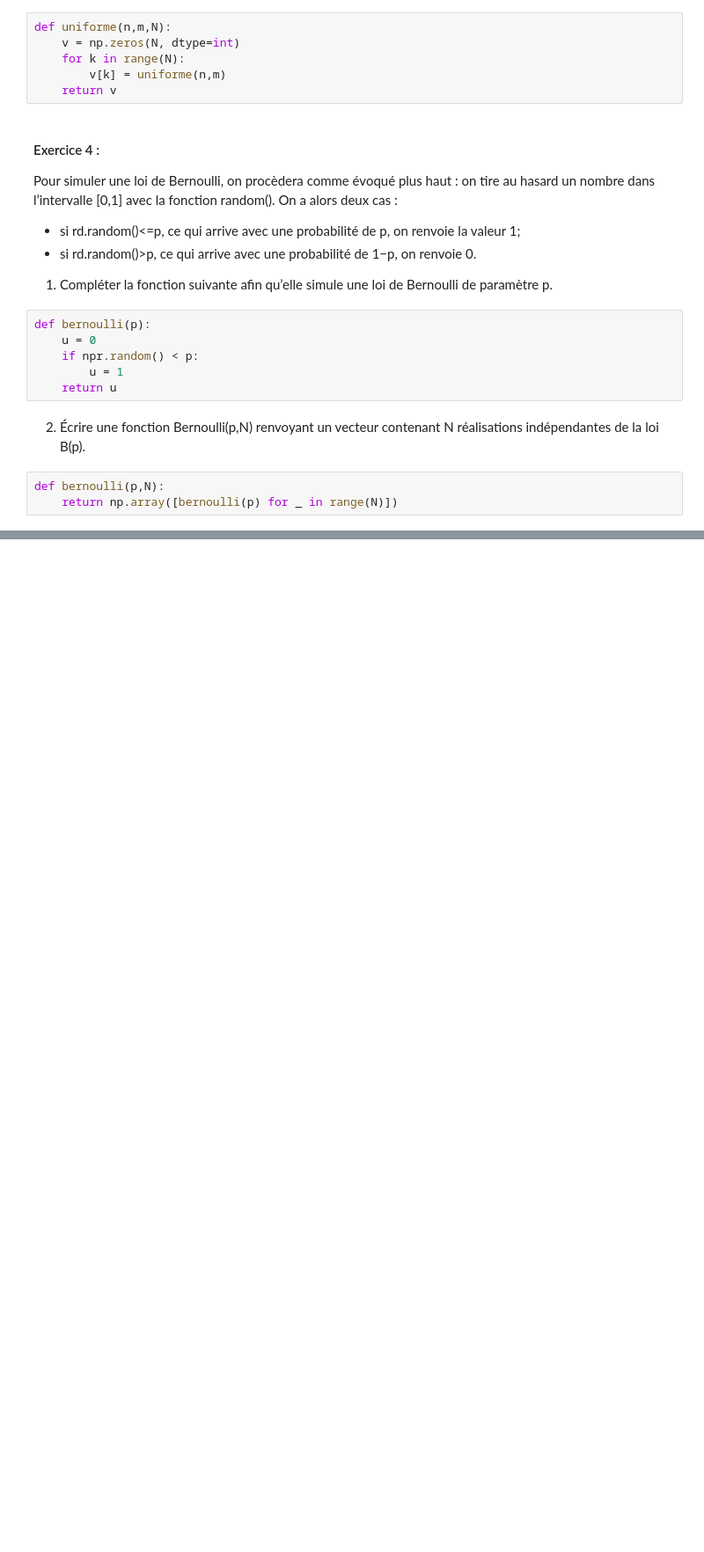
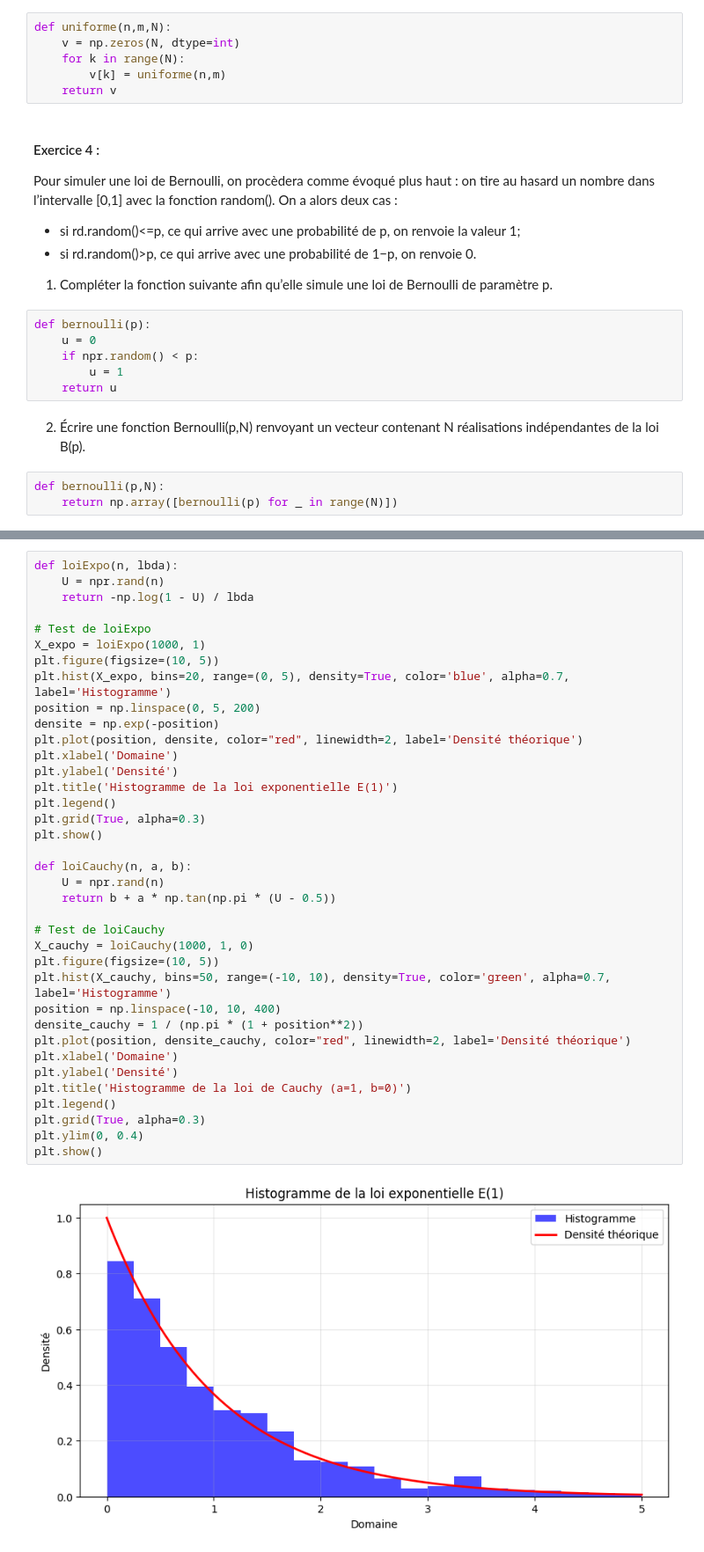
Before and after one commit to mal0101/Stochastic-Processes, a Jupyter notebook: Lab1/main.ipynb, the cells around one changed output, grey strips where cells are left out. Shown at 88% size. Drawn from its saved outputs; the diff is of its cells as text; blank space fills up the shorter version.

```diff
--- a/Lab1/main.ipynb
+++ b/Lab1/main.ipynb
@@ -160,0 +311,39 @@ def bernoulli(p,N):
+# %%
+def loiExpo(n, lbda):
+    U = npr.rand(n)
+    return -np.log(1 - U) / lbda
+
+# Test de loiExpo
+X_expo = loiExpo(1000, 1)
+plt.figure(figsize=(10, 5))
+plt.hist(X_expo, bins=20, range=(0, 5), density=True, color='blue', alpha=0.7, label='Histogramme')
+position = np.linspace(0, 5, 200)
+densite = np.exp(-position)
+plt.plot(position, densite, color="red", linewidth=2, label='Densité théorique')
+plt.xlabel('Domaine')
+plt.ylabel('Densité')
+plt.title('Histogramme de la loi exponentielle E(1)')
+plt.legend()
+plt.grid(True, alpha=0.3)
+plt.show()
+
+def loiCauchy(n, a, b):
+    U = npr.rand(n)
+    return b + a * np.tan(np.pi * (U - 0.5))
+
+# Test de loiCauchy
+X_cauchy = loiCauchy(1000, 1, 0)
+plt.figure(figsize=(10, 5))
+plt.hist(X_cauchy, bins=50, range=(-10, 10), density=True, color='green', alpha=0.7, label='Histogramme')
+position = np.linspace(-10, 10, 400)
+densite_cauchy = 1 / (np.pi * (1 + position**2))
+plt.plot(position, densite_cauchy, color="red", linewidth=2, label='Densité théorique')
+plt.xlabel('Domaine')
+plt.ylabel('Densité')
+plt.title('Histogramme de la loi de Cauchy (a=1, b=0)')
+plt.legend()
+plt.grid(True, alpha=0.3)
+plt.ylim(0, 0.4)
+plt.show()
+# %% [output]
+[figure, added]
```
Also changed, not shown: parts of 16 cells of this notebook.
